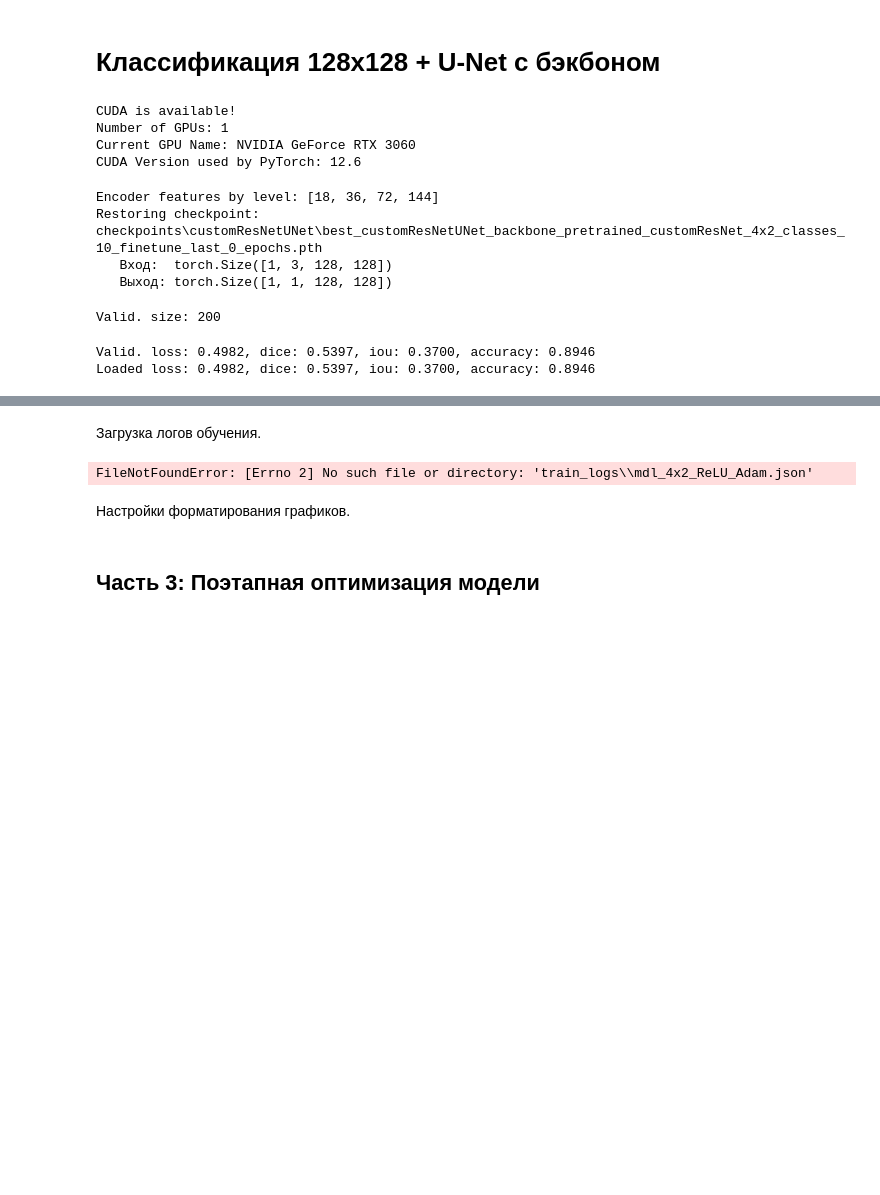
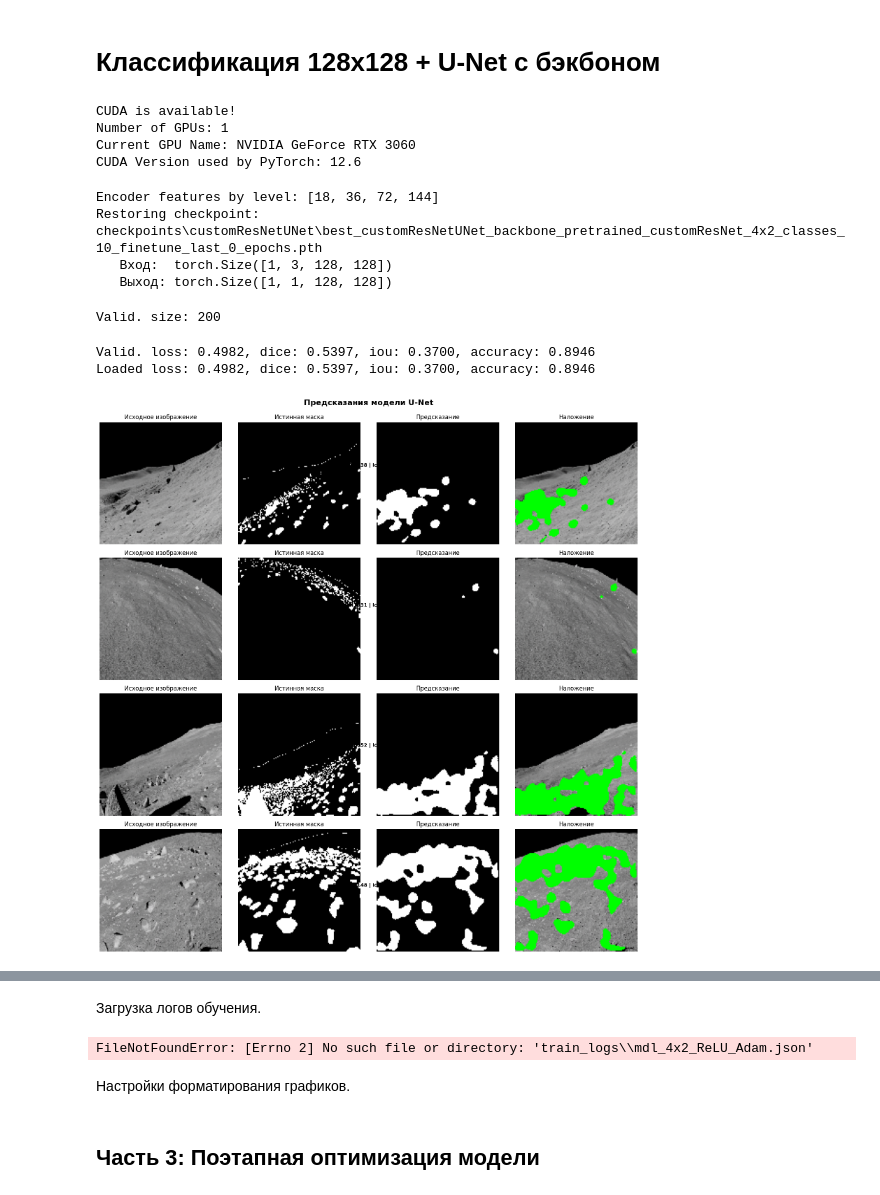
Before and after one commit to romangorbunov91/custom-U-Net, a Jupyter notebook: main_notebook.ipynb, the cells around one changed output, grey strips where cells are left out. Cells and saved outputs as stored; diff of their text form; code cells hidden in the pictures; blank space fills up the shorter version.

```diff
--- a/main_notebook.ipynb
+++ b/main_notebook.ipynb
@@ -184,3 +184,66 @@ print(f"Loaded loss: {train_log[epoch-1].get('val_loss'):.4f}, dice: {train_log[
 # %% [output]
 Valid. loss: 0.4982, dice: 0.5397, iou: 0.3700, accuracy: 0.8946
 Loaded loss: 0.4982, dice: 0.5397, iou: 0.3700, accuracy: 0.8946
+# %%
+def denormalize(img_tensor):
+    """Денормализация изображения для визуализации"""
+    mean = torch.tensor(mean_norm).view(3, 1, 1)
+    std = torch.tensor(std_norm).view(3, 1, 1)
+    img = img_tensor * std + mean
+    return img.clamp(0, 1)
+
+def visualize_predictions(model, dataloader, device, num_samples):
+
+    model.eval()
+
+    images, masks = next(iter(dataloader))
+
+    with torch.no_grad():
+        outputs = model(images.to(device))
+        #predictions = torch.sigmoid(outputs)
+        predictions = (outputs.detach() > 0.5).float()
+
+    images = images.cpu()
+    masks = masks.cpu()
+    predictions = predictions.cpu()
+
+    fig, axes = plt.subplots(num_samples, 4, figsize=(16, 4*num_samples))
+
+    for i in range(min(num_samples, len(images))):
+        img = denormalize(images[i]).permute(1, 2, 0).numpy()
+        mask_true = masks[i, :, :].permute(1, 2, 0).numpy()
+        mask_pred = predictions[i, 0].numpy()
+
+        axes[i, 0].imshow(img)
+        axes[i, 0].set_title('Исходное изображение', fontsize=12)
+        axes[i, 0].axis('off')
+
+        axes[i, 1].imshow(mask_true, cmap='gray')
+        axes[i, 1].set_title('Истинная маска', fontsize=12)
+        axes[i, 1].axis('off')
+
+        axes[i, 2].imshow(mask_pred, cmap='gray')
+        axes[i, 2].set_title('Предсказание', fontsize=12)
+        axes[i, 2].axis('off')
+
+        overlay = img.copy()
+        overlay[mask_pred > 0.5] = [0, 1, 0]
+
+        axes[i, 3].imshow(overlay)
+        axes[i, 3].set_title('Наложение', fontsize=12)
+        axes[i, 3].axis('off')
+
+        dice = dice_coefficient(outputs[i:i+1].cpu(), masks[i:i+1])
+        iou = iou_score(outputs[i:i+1].cpu(), masks[i:i+1])
+
+        fig.text(0.5, 1 - (i + 0.5) / num_samples,
+                f'Dice: {dice:.4f} | IoU: {iou:.4f}',
+                ha='center', fontsize=10, fontweight='bold')
+
+    plt.suptitle('Предсказания модели U-Net', fontsize=16, fontweight='bold', y=0.995)
+    plt.tight_layout()
+    plt.show()
+
+visualize_predictions(model, val_loader, device, num_samples=4)
+# %% [output]
+[figure, added]
```
Also changed, not shown: parts of 1 cell of this notebook.
